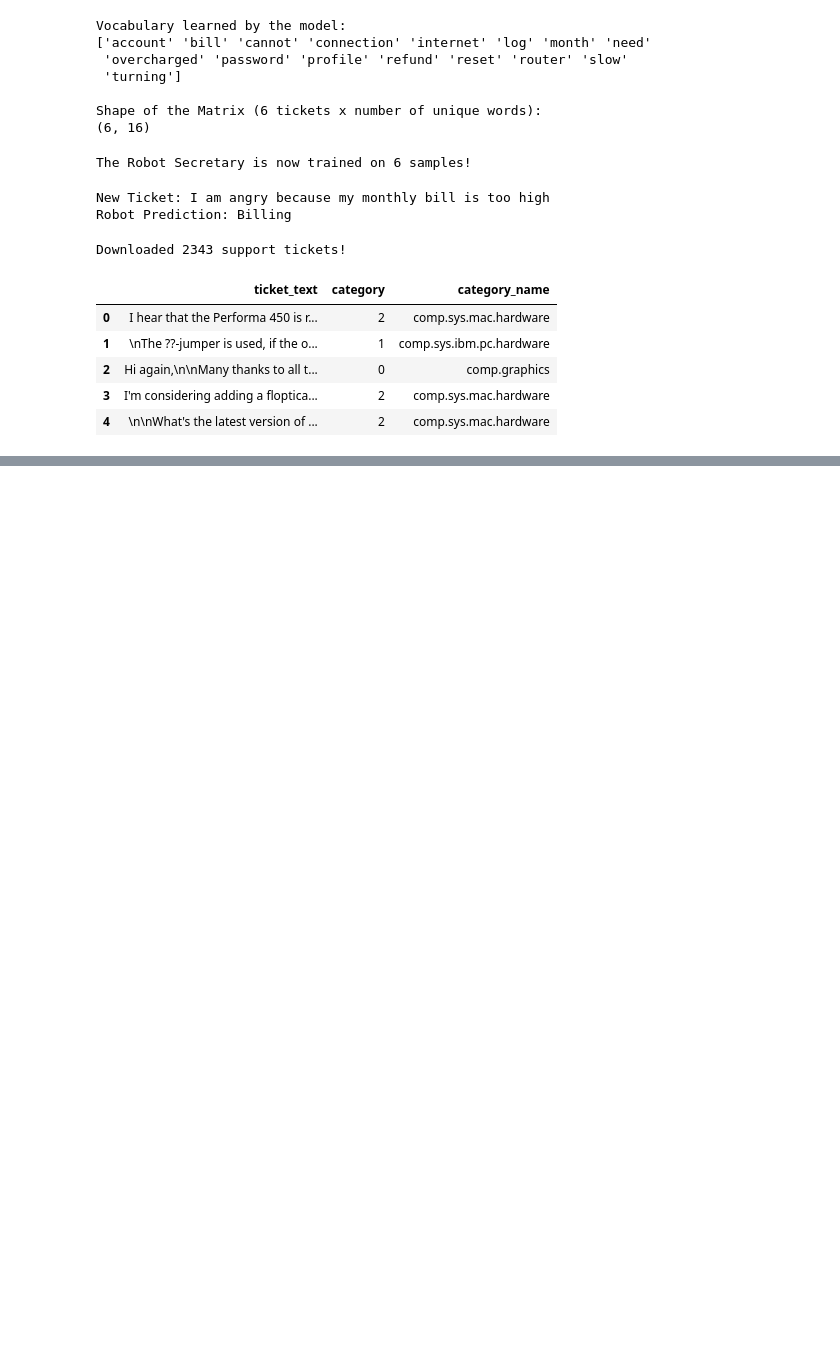
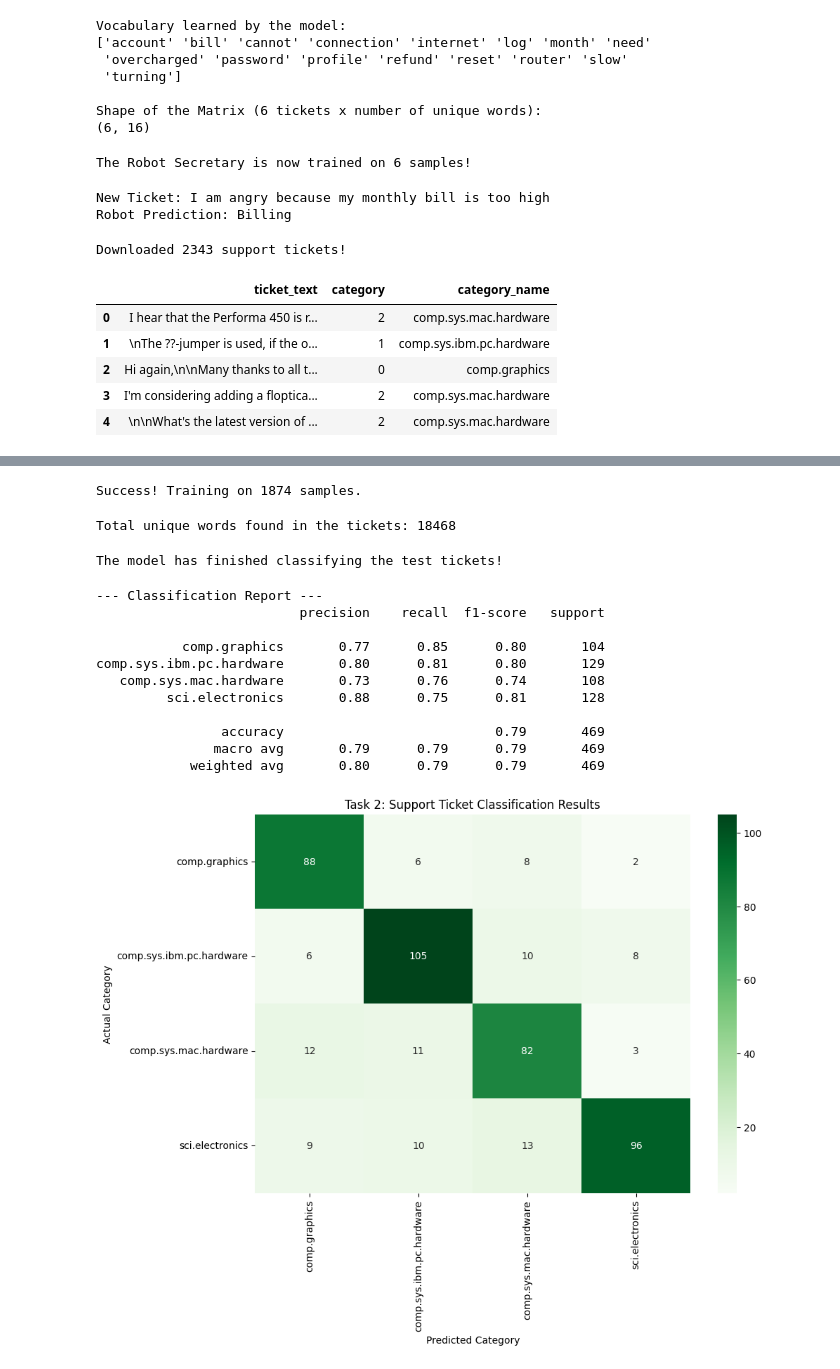
Before and after one commit to Kira2168/FUTURE_ML_01, a Jupyter notebook: Task_2_Ticket_Classification/task2_nlp_classification.ipynb, the cells around one changed output, grey strips where cells are left out. Cells and saved outputs as stored; diff of their text form; code cells hidden in the pictures; blank space fills up the shorter version.

Commit message:
Completed Task 2: NLP Support Ticket Classification

```diff
--- a/Task_2_Ticket_Classification/task2_nlp_classification.ipynb
+++ b/Task_2_Ticket_Classification/task2_nlp_classification.ipynb
@@ -152,0 +178,64 @@ Downloaded 2343 support tickets!
+# %%
+# Now this should work perfectly!
+X = df['clean_text']
+y = df['category_name']
+
+X_train, X_test, y_train, y_test = train_test_split(X, y, test_size=0.2, random_state=42)
+print(f"Success! Training on {len(X_train)} samples.")
+# %% [output]
+Success! Training on 1874 samples.
+# %%
+# Initialize the Translator
+tfidf = TfidfVectorizer()
+
+# 1. Learn the vocabulary from the Training set
+X_train_tfidf = tfidf.fit_transform(X_train)
+
+# 2. Transform the Test set using the SAME vocabulary
+X_test_tfidf = tfidf.transform(X_test)
+
+print("Total unique words found in the tickets:", len(tfidf.get_feature_names_out()))
+# %% [output]
+Total unique words found in the tickets: 18468
+# %%
+# 1. Initialize the Brain
+nb_model = MultinomialNB()
+
+# 2. Train the Brain
+nb_model.fit(X_train_tfidf, y_train)
+
+# 3. Make predictions on our 'Exam' (X_test)
+y_pred = nb_model.predict(X_test_tfidf)
+
+print("The model has finished classifying the test tickets!")
+# %% [output]
+The model has finished classifying the test tickets!
+# %%
+from sklearn.metrics import classification_report, confusion_matrix
+
+print("--- Classification Report ---")
+print(classification_report(y_test, y_pred))
+
+# Visualize the Results
+plt.figure(figsize=(10,7))
+cm = confusion_matrix(y_test, y_pred)
+sns.heatmap(cm, annot=True, fmt='d', cmap='Greens',
+            xticklabels=nb_model.classes_,
+            yticklabels=nb_model.classes_)
+plt.xlabel('Predicted Category')
+plt.ylabel('Actual Category')
+plt.title('Task 2: Support Ticket Classification Results')
+plt.show()
+# %% [output]
+--- Classification Report ---
+                          precision    recall  f1-score   support
+
+           comp.graphics       0.77      0.85      0.80       104
+comp.sys.ibm.pc.hardware       0.80      0.81      0.80       129
+   comp.sys.mac.hardware       0.73      0.76      0.74       108
+         sci.electronics       0.88      0.75      0.81       128
+
+                accuracy                           0.79       469
+               macro avg       0.79      0.79      0.79       469
+            weighted avg       0.80      0.79      0.79       469
+[figure, added]
```
Also changed, not shown: parts of 1 cell of this notebook.
